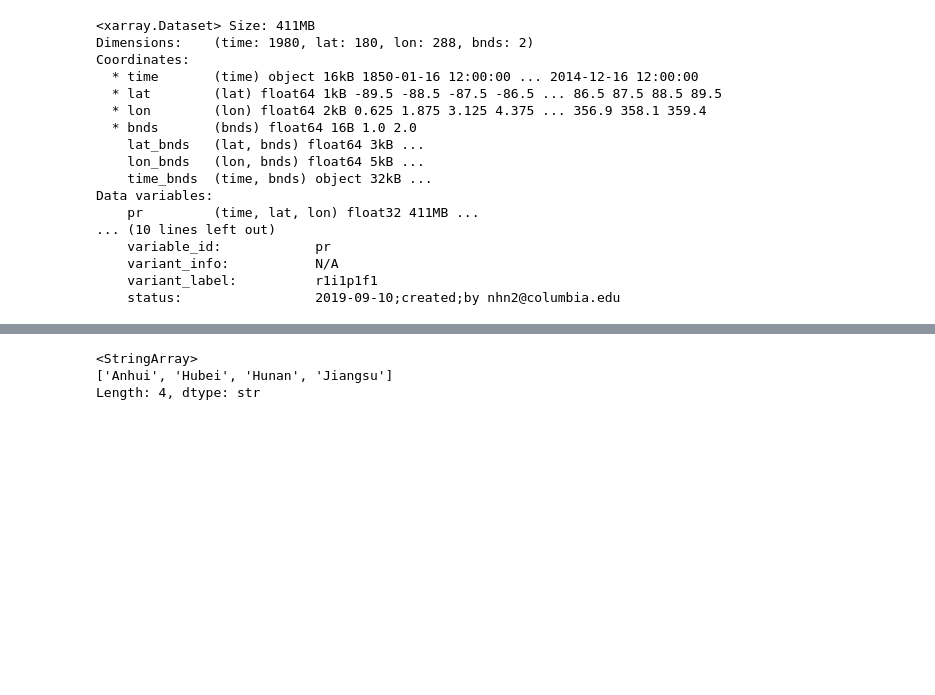
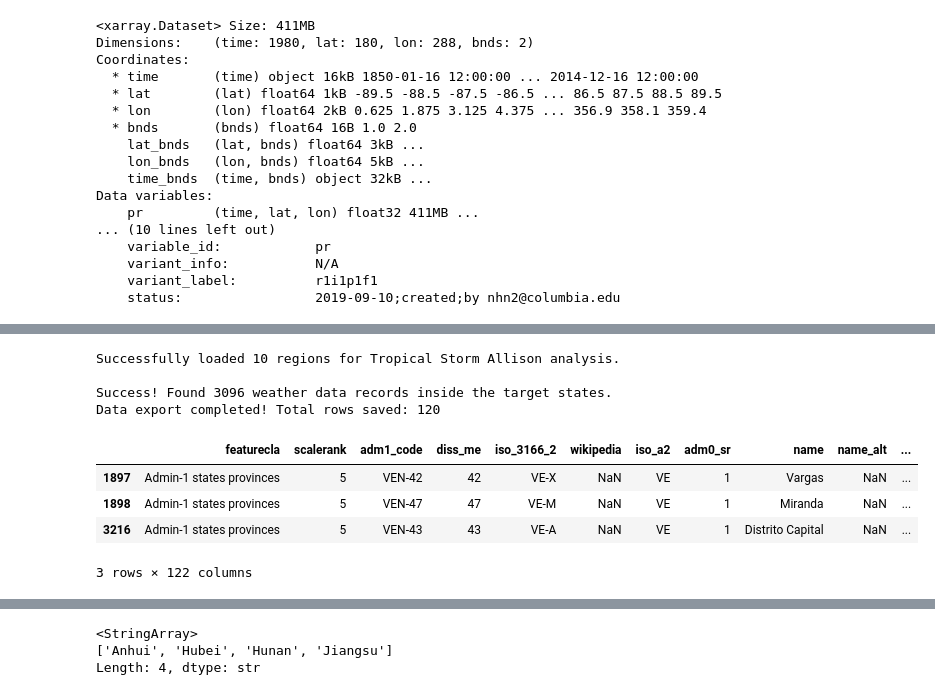
Before and after one commit to van013-svg/final, a Jupyter notebook: proj.ipynb, the cells around one changed output, grey strips where cells are left out. Saved outputs shown, nothing was run; the diff lists cells and outputs as text; code cells hidden in the pictures; blank space fills up the shorter version.

```diff
--- a/proj.ipynb
+++ b/proj.ipynb
@@ -146 +150,70 @@ province_rain.to_csv('data/line_yangtize.csv',index=False)
 #province_rain.to_csv('data/province_pr.csv')
+# %%
+import geopandas as gpd
+
+# 1. Clean slice of your 2001 weather data (TS Allison occurred in June 2001)
+df_2001 = df[df['year'] == 2001].copy()
+df_2001['pr'] = df_2001['pr'] * 86400
+
+# Convert 0-360 longitude scale to standard -180 to 180 scale if needed
+df_2001['lon'] = df_2001['lon'].apply(lambda x: x - 360 if x > 180 else x)
+
+# 2. Map coordinates to spatial points
+gdf = gpd.GeoDataFrame(
+    df_2001,
+    geometry=gpd.points_from_xy(df_2001["lon"], df_2001["lat"]),
+    crs="EPSG:4326"
+)
+
+# 3. Read from the 10m high-res cultural dataset
+us_states = gpd.read_file(
+    "https://naturalearth.s3.amazonaws.com/10m_cultural/ne_10m_admin_1_states_provinces.zip"
+)
+
+# 4. Filter for US states heavily impacted by Tropical Storm Allison's heavy rainfall track
+# Epicenter was Texas/Louisiana, but the storm tracked all the way up the coast.
+allison_states = us_states[
+    (us_states["admin"] == "United States of America") &
+    (us_states["name"].isin(["Texas", "Louisiana", "Mississippi", "Alabama", "Florida", "Georgia", "North Carolina", "Virginia", "Maryland", "Pennsylvania"]))
+]
+
+print(f"Successfully loaded {len(allison_states)} regions for Tropical Storm Allison analysis.")
+
+# 5. Spatial join: Matches weather points directly into US state polygons
+joined = gpd.sjoin(gdf, allison_states, predicate="intersects")
+
+# 6. Safety check: Ensure points actually matched the states
+if len(joined) == 0:
+    print("\n[ALERT] Spatial join resulted in 0 rows.")
+    print(f"-> Your weather data bounding box: {gdf.total_bounds}")
+    print(f"-> Target states bounding box: {allison_states.total_bounds}")
+else:
+    print(f"\nSuccess! Found {len(joined)} weather data records inside the target states.")
+
+    # 7. Group metrics by state name, month, and day
+    state_rain = joined.groupby(["name", "month", "day"]).agg({
+        "pr": ["sum", "mean", "max"]
+    }).reset_index()
+
+    # 8. Flatten multi-level headers for clean charting scripts
+    state_rain.columns = [
+        "_".join(col).strip("_") if isinstance(col, tuple) else col
+        for col in state_rain.columns
+    ]
+
+    # 9. Export cleanly to target project storage
+    state_rain.to_csv('data/ts_allison_2001_rain.csv', index=False)
+    print(f"Data export completed! Total rows saved: {len(state_rain)}")
+# %% [output]
+Successfully loaded 10 regions for Tropical Storm Allison analysis.
+
+Success! Found 3096 weather data records inside the target states.
+Data export completed! Total rows saved: 120
+# %%
+ve_states[(ve_states["admin"] == "Venezuela")&(ve_states["name"].isin(["Vargas", "La Guaira", "Distrito Capital", "Miranda"]))]
+# %% [output]
+|  | featurecla | scalerank | adm1_code | diss_me | iso_3166_2 | wikipedia | iso_a2 | adm0_sr | name | name_alt | ... |
+| 1897 | Admin-1 states provinces | 5 | VEN-42 | 42 | VE-X | NaN | VE | 1 | Vargas | NaN | ... |
+| 1898 | Admin-1 states provinces | 5 | VEN-47 | 47 | VE-M | NaN | VE | 1 | Miranda | NaN | ... |
+| 3216 | Admin-1 states provinces | 5 | VEN-43 | 43 | VE-A | NaN | VE | 1 | Distrito Capital | NaN | ... |
+3 rows × 122 columns
```
Also changed, not shown: parts of 6 cells of this notebook, 14 other files.
